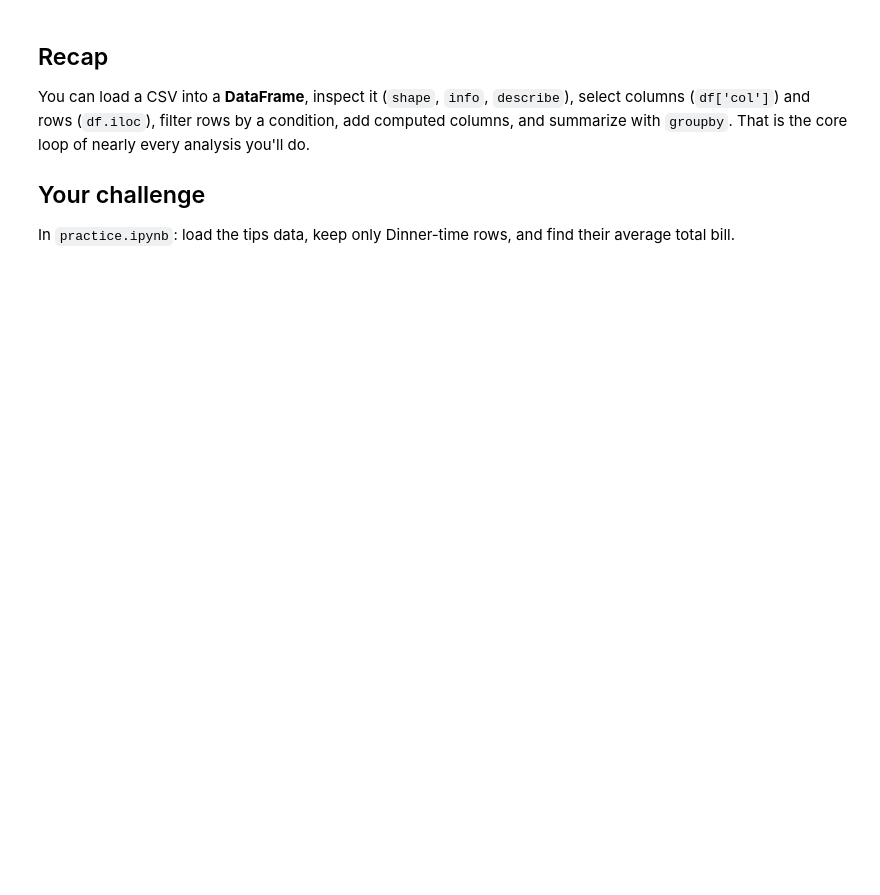
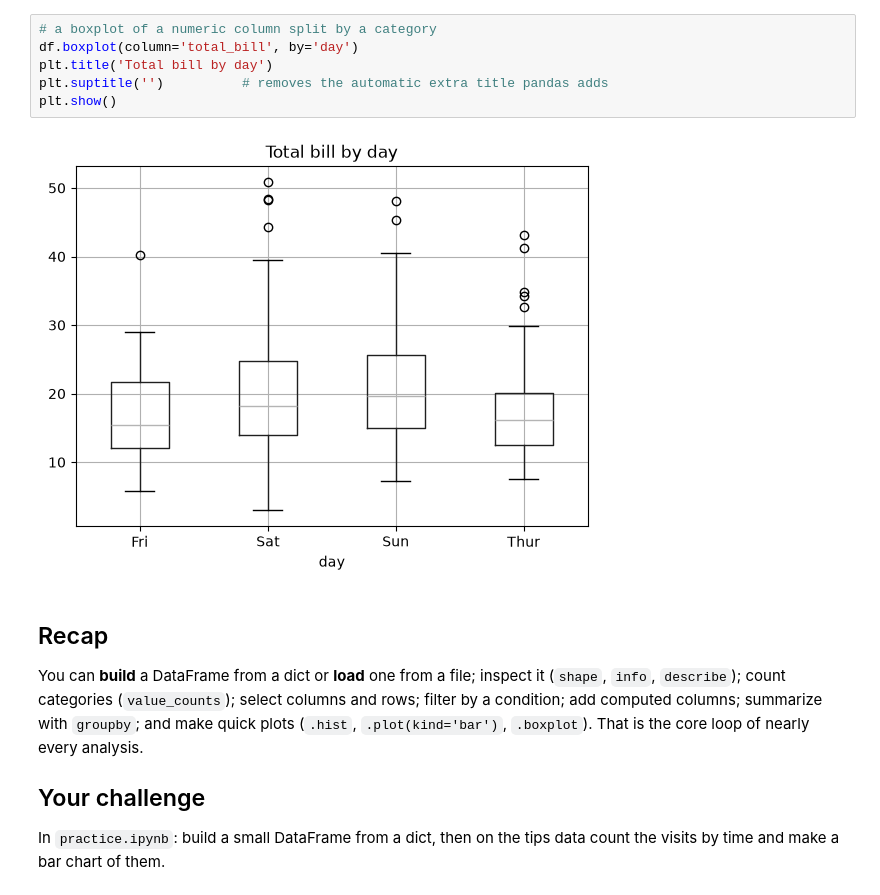
Before and after one commit to blueskyDummy/data-analytics-toolkit, a Jupyter notebook: 04-pandas-intro/learn.ipynb, the cells around one changed output. Drawn from its saved outputs; the diff is of its cells as text; blank space fills up the shorter version.

Commit message:
Updated pandas and data cleaning modules along with the SOLUTIONS

```diff
--- a/04-pandas-intro/learn.ipynb
+++ b/04-pandas-intro/learn.ipynb
@@ -71,6 +237,14 @@ df.groupby('day')['tip_percent'].mean()
+# %%
+# a boxplot of a numeric column split by a category
+df.boxplot(column='total_bill', by='day')
+plt.title('Total bill by day')
+plt.suptitle('')          # removes the automatic extra title pandas adds
+plt.show()
+# %% [output]
+[figure, added]
 # %% [markdown]
 ## Recap
-You can load a CSV into a **DataFrame**, inspect it (`shape`, `info`, `describe`), select columns (`df['col']`) and rows (`df.iloc`), filter rows by a condition, add computed columns, and summarize with `groupby`. That is the core loop of nearly every analysis you'll do.
+You can **build** a DataFrame from a dict or **load** one from a file; inspect it (`shape`, `info`, `describe`); count categories (`value_counts`); select columns and rows; filter by a condition; add computed columns; summarize with `groupby`; and make quick plots (`.hist`, `.plot(kind='bar')`, `.boxplot`). That is the core loop of nearly every analysis.
 
 ## Your challenge
-In `practice.ipynb`: load the tips data, keep only Dinner-time rows, and find their average total bill.
+In `practice.ipynb`: build a small DataFrame from a dict, then on the tips data count the visits by time and make a bar chart of them.
```
Also changed, not shown: parts of 32 cells of this notebook, 5 other files.
